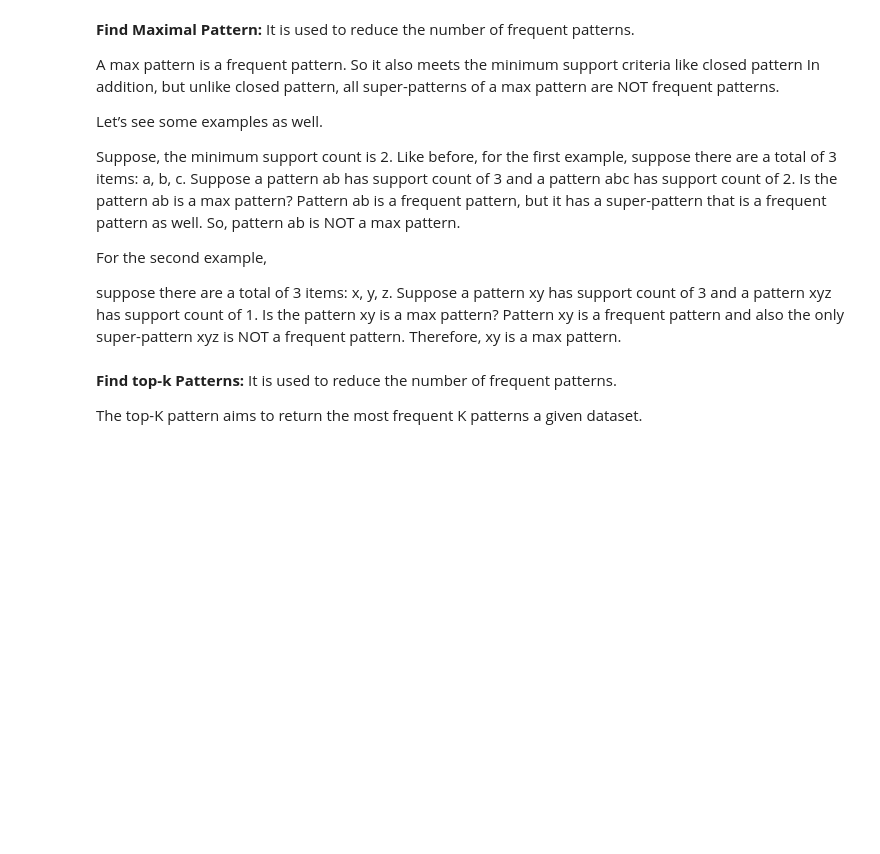
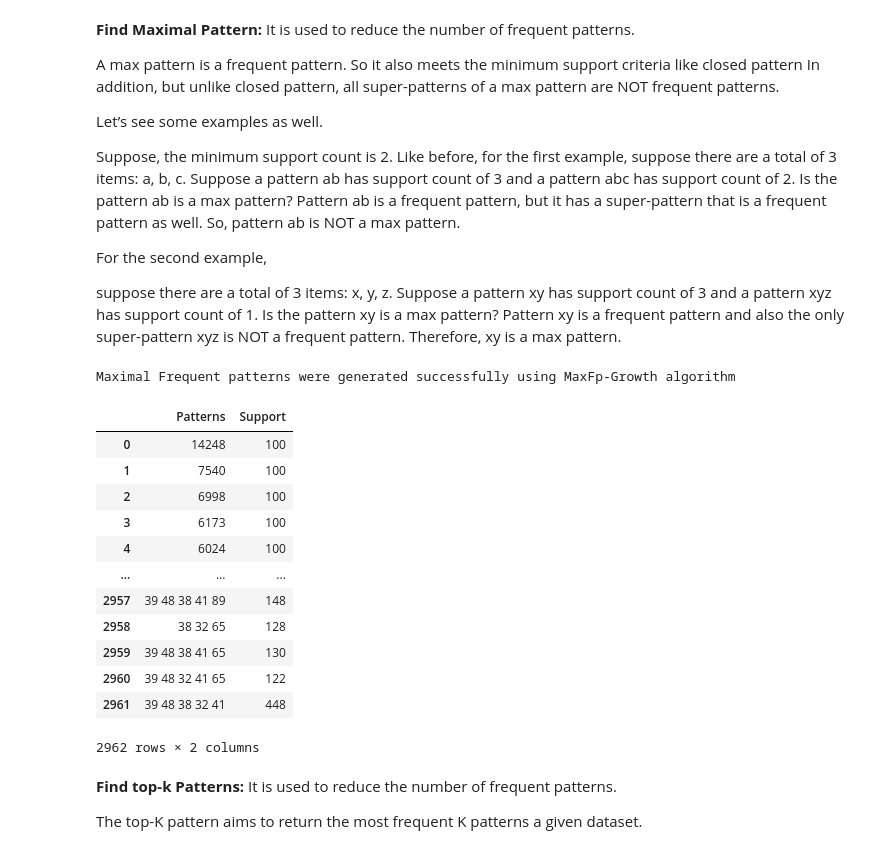
Before and after one commit to mdabashar/UnsupervisedLearning, a Jupyter notebook: B_5_Frequent_Pattern_Mining.ipynb, the cells around one changed output. Drawn from its saved outputs; the diff is of its cells as text; code cells hidden in the pictures; blank space fills up the shorter version.

```diff
--- a/B_5_Frequent_Pattern_Mining.ipynb
+++ b/B_5_Frequent_Pattern_Mining.ipynb
@@ -151,9 +163,24 @@ suppose there are a total of 3 items: x, y, z. Suppose a pattern xy has support
 # %%
 obj = maximal_alg.MaxFPGrowth('transactional_retail.csv',100,'\t')
 obj.startMine()
-obj.savePatterns('maximalPatters_100.txt')
+obj.save('maximalPatters_100.txt')
 df = obj.getPatternsAsDataFrame()
 df
+# %% [output]
+Maximal Frequent patterns were generated successfully using MaxFp-Growth algorithm
+|  | Patterns | Support |
+| 0 | 14248 | 100 |
+| 1 | 7540 | 100 |
+| 2 | 6998 | 100 |
+| 3 | 6173 | 100 |
+| 4 | 6024 | 100 |
+| ... | ... | ... |
+| 2957 | 39 48 38 41 89 | 148 |
+| 2958 | 38 32 65 | 128 |
+| 2959 | 39 48 38 41 65 | 130 |
+| 2960 | 39 48 32 41 65 | 122 |
+| 2961 | 39 48 38 32 41 | 448 |
+2962 rows × 2 columns
 # %% [markdown]
 **Find top-k Patterns:**
 It is used to reduce the number of frequent patterns.
```
Also changed, not shown: parts of 21 cells of this notebook.
